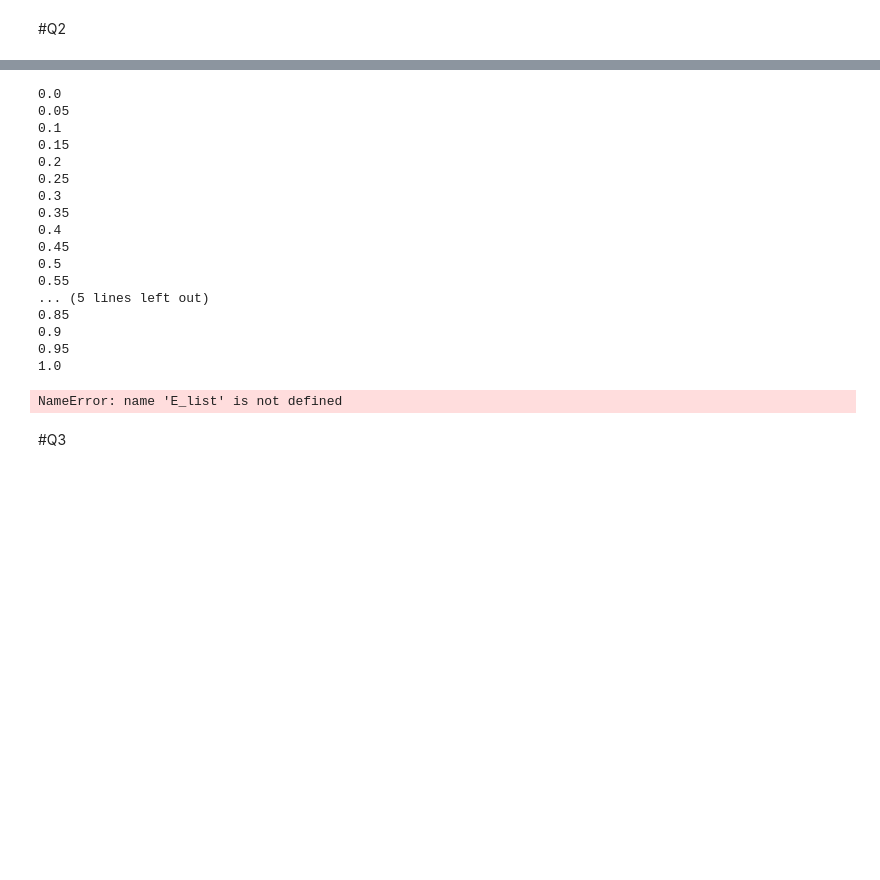
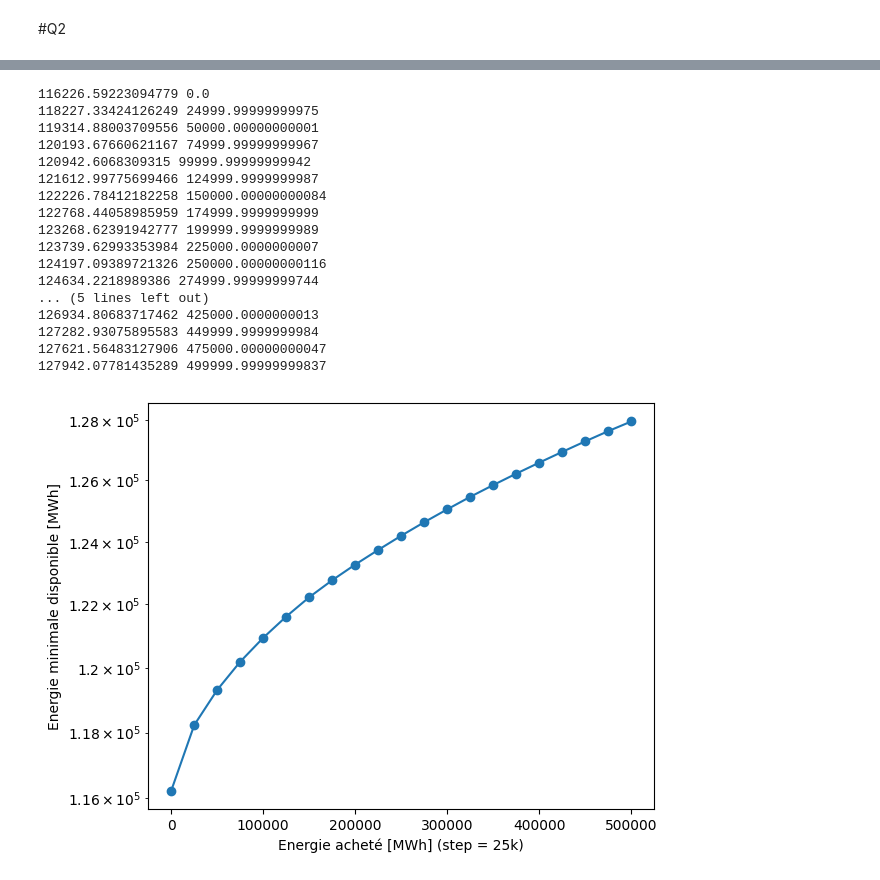
Before and after one commit to mytricker0/eoliennes, a Jupyter notebook: Notebook.ipynb, the cells around one changed output, grey strips where cells are left out. Cells and saved outputs as stored; diff of their text form; code cells hidden in the pictures; blank space fills up the shorter version.

```diff
--- a/Notebook.ipynb
+++ b/Notebook.ipynb
@@ -320,29 +275,29 @@ energy bought:  437999999.9999995
 # %%
-# percentage_bought = 0.1
+percentage_bought = 0.1
 
-
-E_list = np.zeros(20)
-for i in range(0,21):
-    percentage_bought = i/20
-    S,A,M = solver2(percentage_bought)
+steps = 20
+E_list = np.zeros(steps+1)
+E_bought = np.zeros(steps+1)
+for i in range(0,steps+1):
+    energy_bought = i/steps * P
+    S,A,M = solver2(energy_bought)
     E_list[i] = M
-print(E_list)
+    E_bought[i] = sum(A)
 # %% [output]
-0.0
-0.05
-0.1
-0.15
-0.2
-0.25
-0.3
-0.35
-0.4
-0.45
-0.5
-0.55
+116226.59223094779 0.0
+118227.33424126249 24999.99999999975
+119314.88003709556 50000.00000000001
+120193.67660621167 74999.99999999967
+120942.6068309315 99999.99999999942
+121612.99775699466 124999.9999999987
+122226.78412182258 150000.00000000084
+122768.44058985959 174999.9999999999
+123268.62391942777 199999.9999999989
+123739.62993353984 225000.0000000007
+124197.09389721326 250000.00000000116
+124634.2218989386 274999.99999999744
 ... (5 lines left out)
-0.85
-0.9
-0.95
-1.0
+126934.80683717462 425000.0000000013
+127282.93075895583 449999.9999999984
+127621.56483127906 475000.00000000047
+127942.07781435289 499999.99999999837
-NameError: name 'E_list' is not defined
@@ -355,2 +303,0 @@ plt.show()
-# %% [markdown]
-#Q3
@@ -392,0 +304,11 @@ print(M,sum(A))
+# %%
+
+plt.semilogy(E_bought, E_list, 'o-')
+plt.title('')
+plt.xlabel('Energie acheté [MWh] (step = 25k)')
+plt.ylabel('Energie minimale disponible [MWh]')
+plt.tight_layout()
+plt.savefig('energy_bought_vs_minimal_energy.png')
+plt.show()
+# %% [output]
+[figure, added]
```
Also changed, not shown: parts of 12 cells of this notebook, 7 other files.
